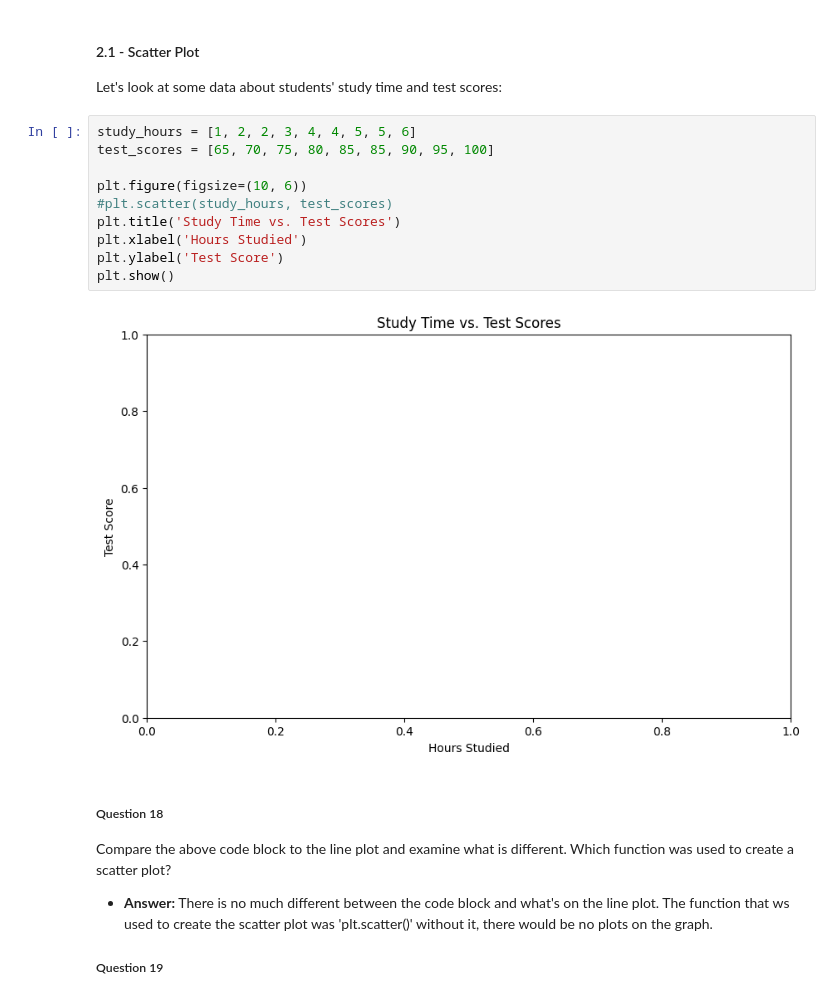
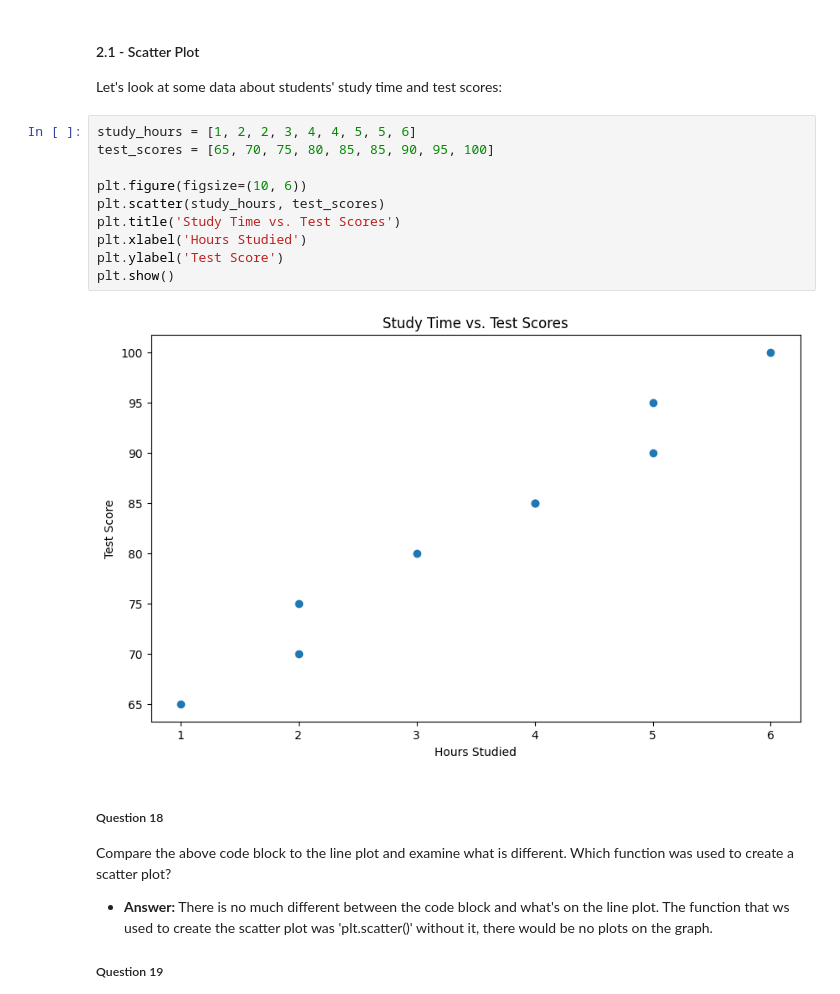
Before and after one commit to sugaazz1/unit-3-ai, a Jupyter notebook: 02-intro/intro-to-notebooks.ipynb, the cells around one changed output. Drawn from its saved outputs; the diff is of its cells as text.

```diff
--- a/02-intro/intro-to-notebooks.ipynb
+++ b/02-intro/intro-to-notebooks.ipynb
@@ -298,15 +298,15 @@ Let's look at some data about students' study time and test scores:
 # %%
 study_hours = [1, 2, 2, 3, 4, 4, 5, 5, 6]
 test_scores = [65, 70, 75, 80, 85, 85, 90, 95, 100]
 
 plt.figure(figsize=(10, 6))
-#plt.scatter(study_hours, test_scores)
+plt.scatter(study_hours, test_scores)
 plt.title('Study Time vs. Test Scores')
 plt.xlabel('Hours Studied')
 plt.ylabel('Test Score')
 plt.show()
 # %% [output]
-[figure, old version]
+[figure, new version]
 # %% [markdown]
 ##### Question 18
 Compare the above code block to the line plot and examine what is different. Which function was used to create a scatter plot?
```
Also changed, not shown: parts of 2 cells of this notebook, 2 other files.
